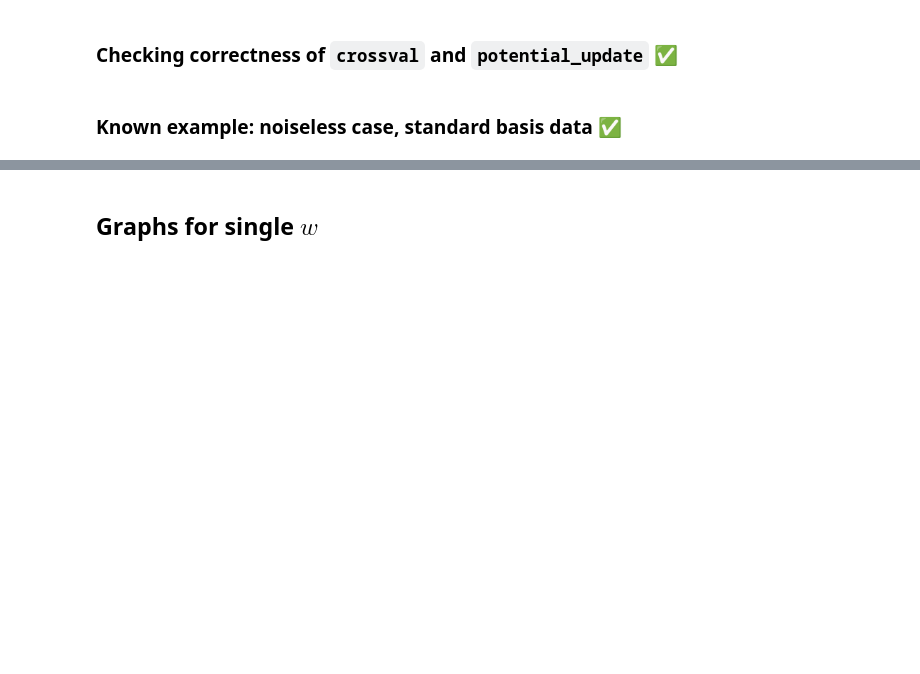
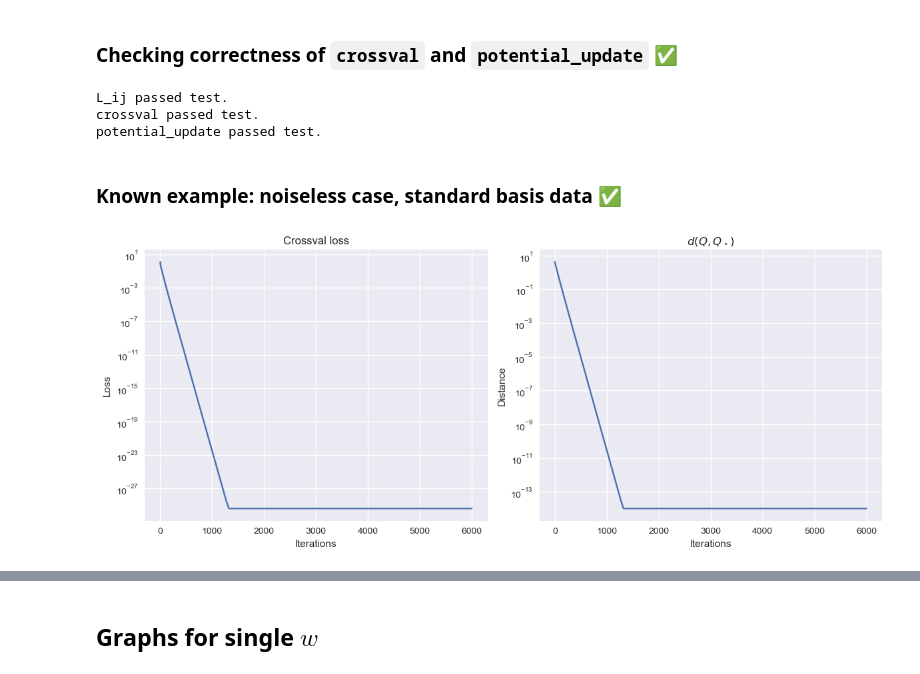
Before and after one commit to alexsemendinger/mirror-descent, a Jupyter notebook: md_single_step.ipynb, the cells around one changed output, grey strips where cells are left out. Drawn from its saved outputs; the diff is of its cells as text; code cells hidden in the pictures; blank space fills up the shorter version.

Commit message:
Stationarity condition check. (Plus misc style changes, tests, improvements.)

```diff
--- a/md_single_step.ipynb
+++ b/md_single_step.ipynb
@@ -212,9 +236,9 @@ def potential_update(w: np.ndarray, Q: np.ndarray, outer_lr: float, inner_lr: fl
     """
     n_samples = X.shape[0]
 
-    z = X @ w - y  # (n_samples,)
+    errors = X @ w - y  # (n_samples,)
     XQX = X @ Q.T @ X.T  # (n_samples, n_samples)
-    L = z - 2 * inner_lr * z[:, np.newaxis] * XQX  # L_{ij}, (n_samples, n_samples)
+    L = errors - 2 * inner_lr * errors[:, np.newaxis] * XQX  # L_{ij}, (n_samples, n_samples)
 
     # Enforce i != j condition, if applicable
     if ignore_diag:
@@ -225,12 +249,12 @@ def potential_update(w: np.ndarray, Q: np.ndarray, outer_lr: float, inner_lr: fl
 
     # Black magic einsum expression to combine everything
     # Breaking it down:
-    #  Crossval derivative involves z_i, L_{ij}, and x_j x_i^T.
+    #  Crossval derivative involves errors_i, L_{ij}, and x_j x_i^T.
     #  The indices of L are i,j
-    #  The index of z is i
+    #  The index of errors is i
     #  The way to do "sum over all outer products of pairs of rows" is jk,il->kl
     #   (this isn't so obvious, but see "scratch work" below to walk through.)
-    update = np.einsum('ij,i,jk,il->kl', L, z, X, X)
+    update = np.einsum('ij,i,jk,il->kl', L, errors, X, X)
     update *= -2 * inner_lr / denom
     return Q - outer_lr * update
 # %%
@@ -272,18 +299,18 @@ def random_experiment_setup():
 
     return d_feature, n_samples, lr, X, y, w_star, w, Q
 
-n_tests = 1
+n_tests = 15
 
 # ------------------------ Testing L_ij -----------------------------
 for _ in range(n_tests):
     d, n, lr, X, y, w_star, w, Q = random_experiment_setup()
-    z = w @ X.T - y
+    z = X @ w - y
     M = X @ Q.T @ X.T
-    L = (z - 2 * lr * z[:, np.newaxis] * M)  # L[i,j] = L_{ij}  (assuming lr = 0.5)
+    L = (z - 2 * lr * z[:, np.newaxis] * M)  # L[i,j] = L_{ij}
 
     # check that it works
-    for i in range(d):
-        for j in range(d):
+    for i in range(min(d,n)):
+        for j in range(min(d,n)):
             manual_calc = z[j] - 2 * lr * z[i] * X[j].T @ Q @ X[i]
             assert np.isclose(L[i,j], manual_calc), f"{i,j} {L[i,j], manual_calc}"
 print("L_ij passed test.")
@@ -356,6 +383,10 @@ for _ in range(n_tests):
     result_vec = potential_update(w, Q, outer_lr, inner_lr, X, y)
     assert np.allclose(result_nonvec, result_vec)
 print("potential_update passed test.")
+# %% [output]
+L_ij passed test.
+crossval passed test.
+potential_update passed test.
 # %%
 # Scratch work: how do you vectorize "sum of outer products of rows of X"
 
@@ -407,39 +448,42 @@ def optimal_non_pd_potential_std_basis(w0: np.ndarray, w_star: np.ndarray, lr: f
 # %%
-d_feature, n_samples = 5, 5
+d_feature, n_samples = 5,5
 inner_lr, outer_lr = 1, 0.4
-n_potential_iterations = 3000
+n_potential_iterations = 6000
 
 X, y, w_star = generate_std_basis_data(d_feature, n_samples)
 w0 = np.ones((d_feature,))
-Q0 = np.random.randn(d_feature, d_feature)
+Q0 = np.eye(d_feature)
+#Q0 = np.random.randn(d_feature, d_feature)
 
 Q_star = optimal_non_pd_potential_std_basis(w0, w_star, inner_lr)
 
 Q = Q0.copy()
 crossvals = np.zeros(n_potential_iterations)
 Qs = np.zeros((n_potential_iterations, d_feature, d_feature))
 for i in range(n_potential_iterations):
     crossvals[i] = crossval(w0, Q, inner_lr, X, y)
     Qs[i] = Q
     Q = potential_update(w0, Q, outer_lr, inner_lr, X, y, ignore_diag=False)
+Q_dists = np.linalg.norm(Qs - Q_star, axis=(1, 2))
 
 # Plotting results
 plt.figure(figsize=(12, 5))
 
 plt.subplot(1, 2, 1)
 plt.plot(crossvals)
 plt.title("Crossval loss")
 plt.yscale('log')
 plt.xlabel("Iterations")
 plt.ylabel("Loss")
 
 plt.subplot(1, 2, 2)
-Q_dists = np.linalg.norm(Qs - Q_star, axis=(1, 2))
 plt.plot(Q_dists)
 plt.title("$d(Q, Q_\star)$")
 plt.yscale('log')
 plt.xlabel("Iterations")
 plt.ylabel("Distance")
 
 plt.tight_layout()
 plt.show()
+# %% [output]
+[figure, added]
```
Also changed, not shown: parts of 17 cells of this notebook.
